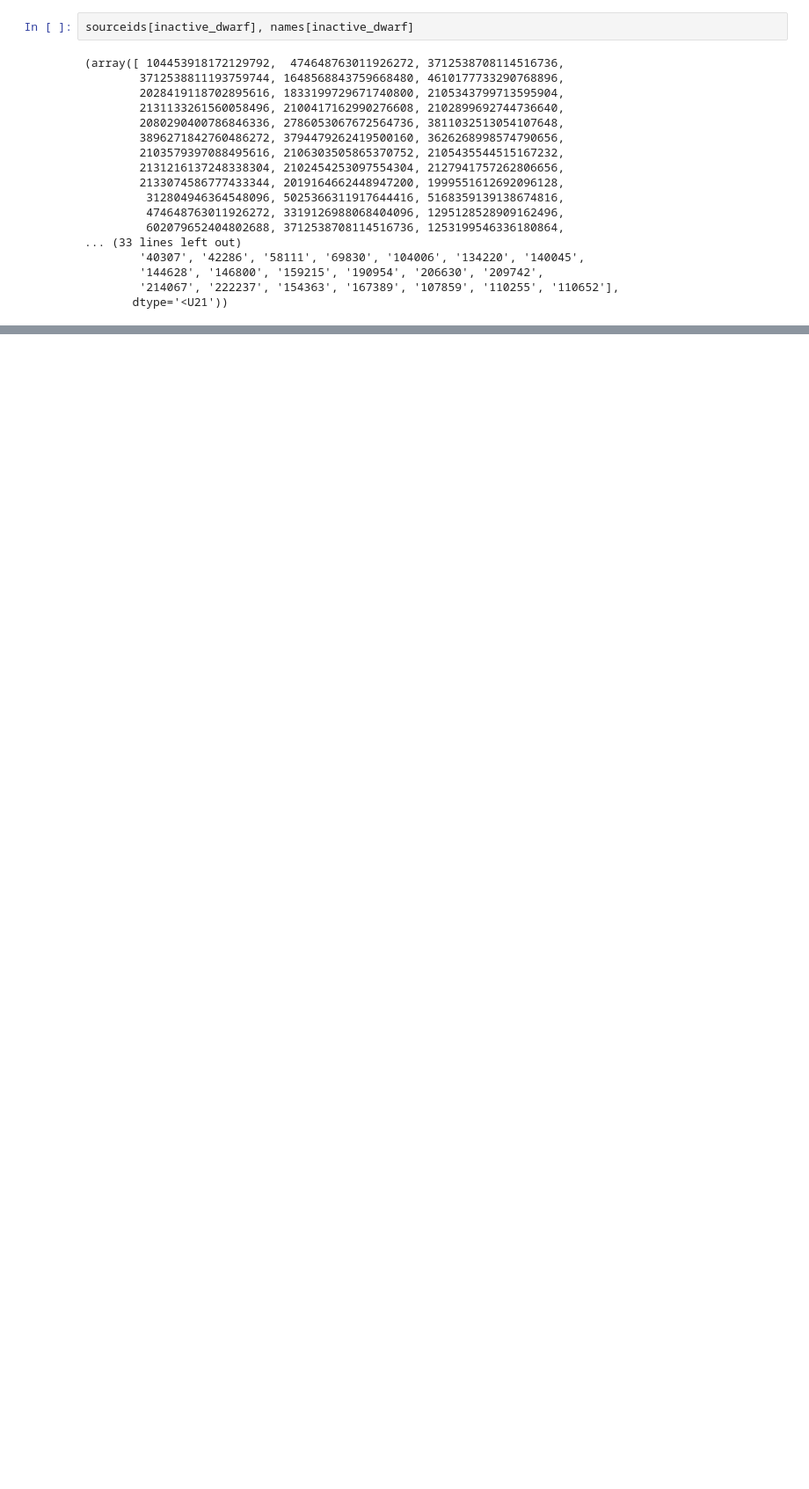
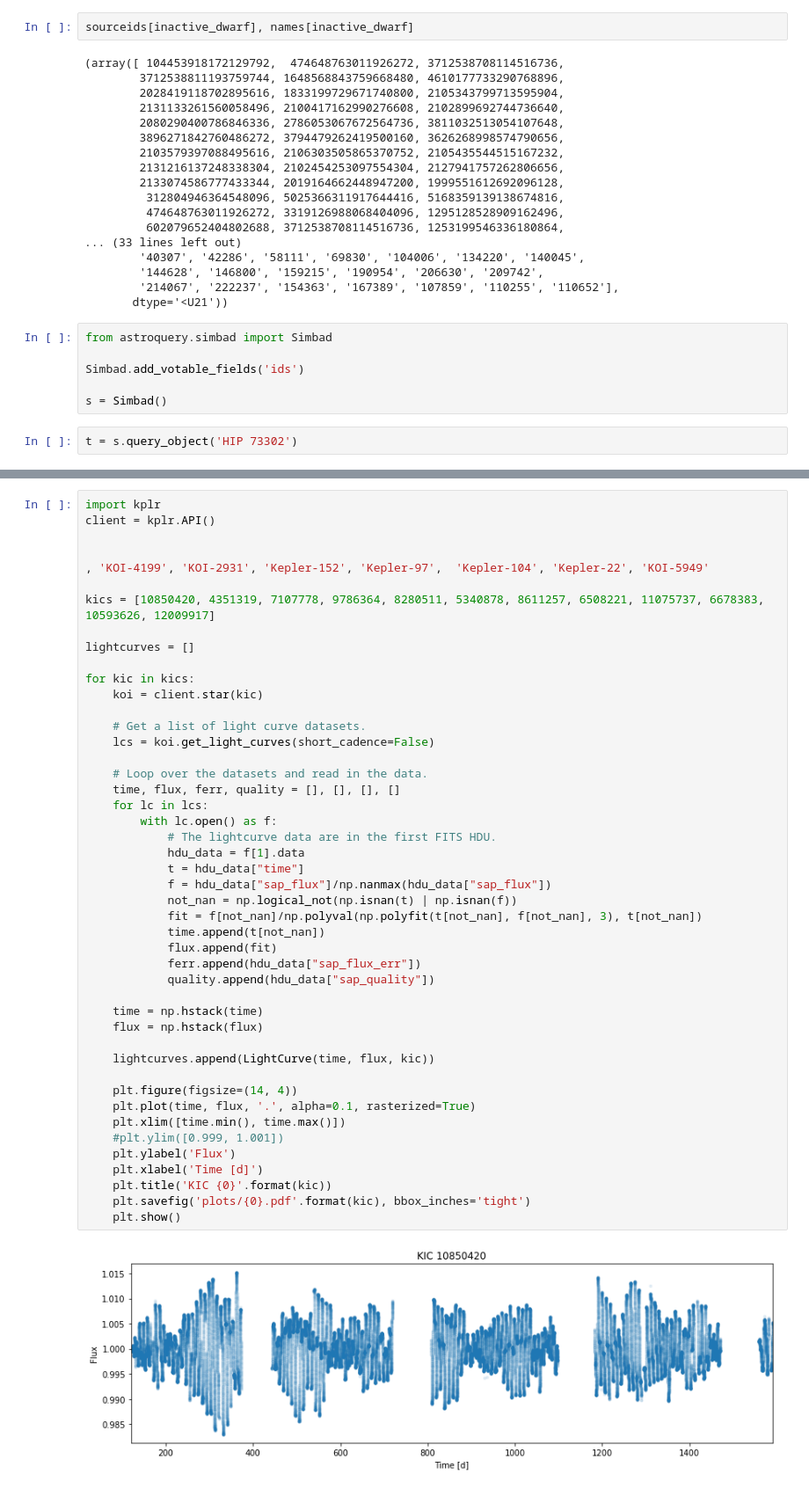
Before and after one commit to bmorris3/annierussell, a Jupyter notebook: inactive_ms.ipynb, the cells around one changed output, grey strips where cells are left out. Shown at 88% size. Drawn from its saved outputs; the diff is of its cells as text; blank space fills up the shorter version.

```diff
--- a/inactive_ms.ipynb
+++ b/inactive_ms.ipynb
@@ -193,3 +195,11 @@ sourceids[inactive_dwarf], names[inactive_dwarf]
         '144628', '146800', '159215', '190954', '206630', '209742',
         '214067', '222237', '154363', '167389', '107859', '110255', '110652'],
        dtype='<U21'))
+# %%
+from astroquery.simbad import Simbad
+
+Simbad.add_votable_fields('ids')
+
+s = Simbad()
+# %%
+t = s.query_object('HIP 73302')
@@ -207,0 +228,48 @@ fluxes = f[0].data
+# %%
+import kplr
+client = kplr.API()
+
+
+, 'KOI-4199', 'KOI-2931', 'Kepler-152', 'Kepler-97',  'Kepler-104', 'Kepler-22', 'KOI-5949'
+
+kics = [10850420, 4351319, 7107778, 9786364, 8280511, 5340878, 8611257, 6508221, 11075737, 6678383, 10593626, 12009917]
+
+lightcurves = []
+
+for kic in kics:
+    koi = client.star(kic)
+
+    # Get a list of light curve datasets.
+    lcs = koi.get_light_curves(short_cadence=False)
+
+    # Loop over the datasets and read in the data.
+    time, flux, ferr, quality = [], [], [], []
+    for lc in lcs:
+        with lc.open() as f:
+            # The lightcurve data are in the first FITS HDU.
+            hdu_data = f[1].data
+            t = hdu_data["time"]
+            f = hdu_data["sap_flux"]/np.nanmax(hdu_data["sap_flux"])
+            not_nan = np.logical_not(np.isnan(t) | np.isnan(f))
+            fit = f[not_nan]/np.polyval(np.polyfit(t[not_nan], f[not_nan], 3), t[not_nan])
+            time.append(t[not_nan])
+            flux.append(fit)
+            ferr.append(hdu_data["sap_flux_err"])
+            quality.append(hdu_data["sap_quality"])
+
+    time = np.hstack(time)
+    flux = np.hstack(flux)
+
+    lightcurves.append(LightCurve(time, flux, kic))
+
+    plt.figure(figsize=(14, 4))
+    plt.plot(time, flux, '.', alpha=0.1, rasterized=True)
+    plt.xlim([time.min(), time.max()])
+    #plt.ylim([0.999, 1.001])
+    plt.ylabel('Flux')
+    plt.xlabel('Time [d]')
+    plt.title('KIC {0}'.format(kic))
+    plt.savefig('plots/{0}.pdf'.format(kic), bbox_inches='tight')
+    plt.show()
+# %% [output]
+[figure, added]
```
Also changed, not shown: parts of 19 cells of this notebook.
